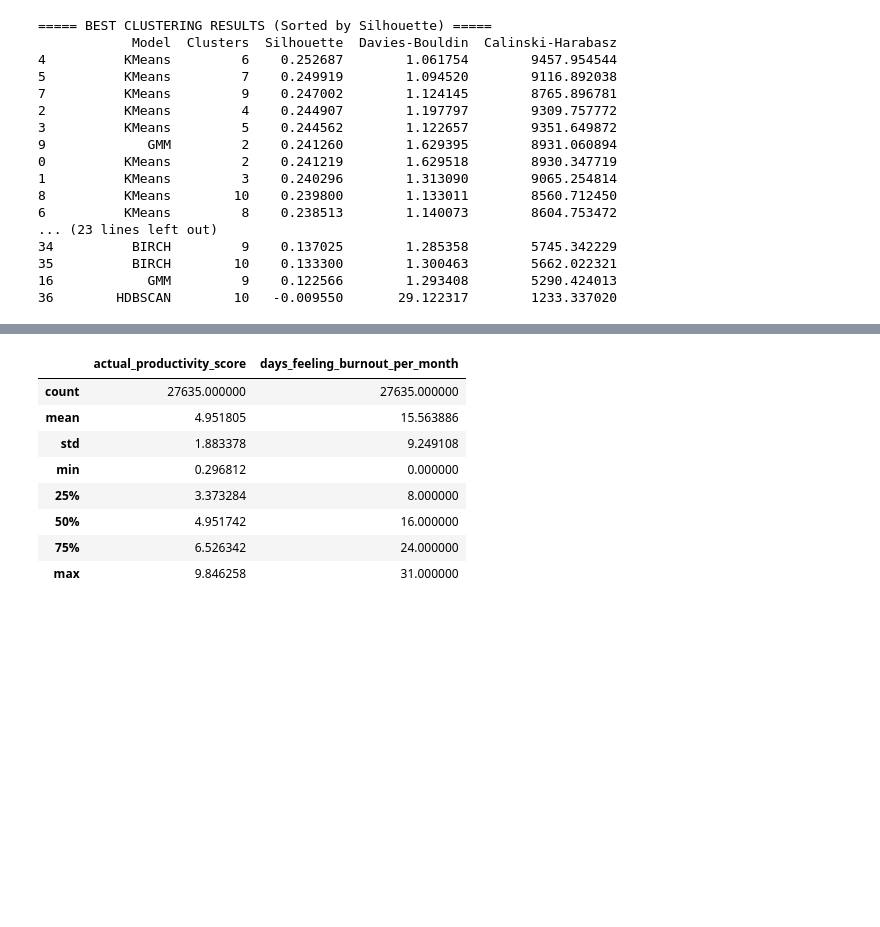
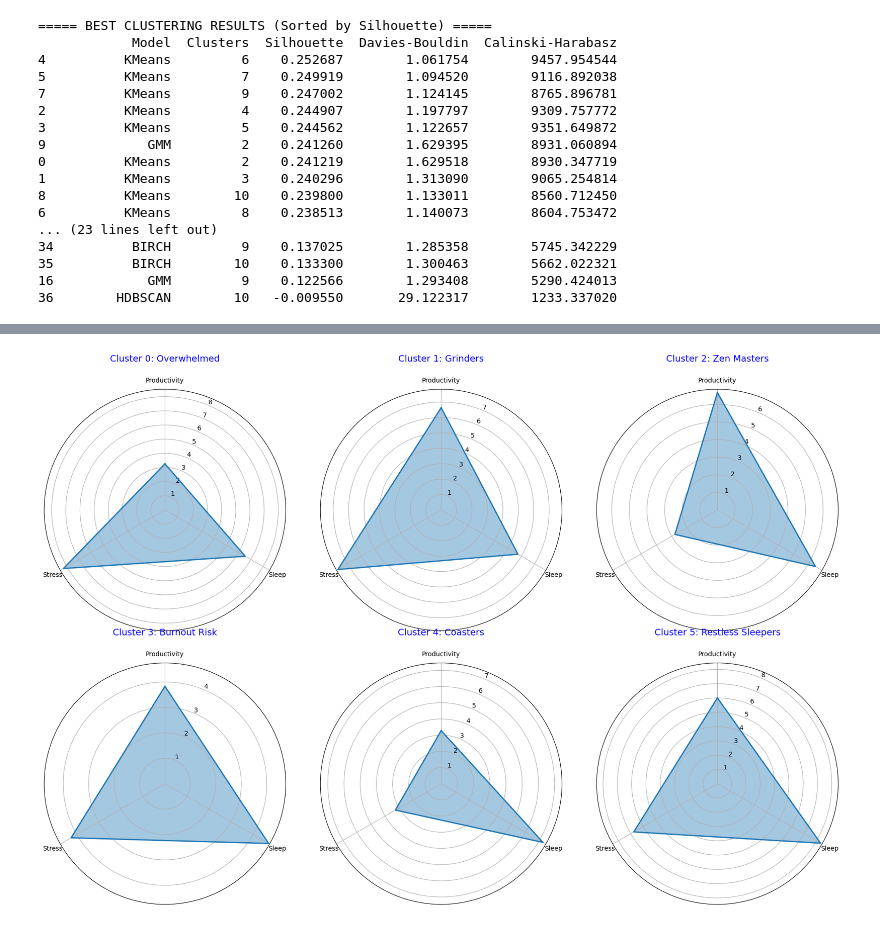
Before and after one commit to X4201/fyp_Degree, a Jupyter notebook: fyp - Productivity Score Prediction.ipynb, the cells around one changed output, grey strips where cells are left out. Drawn from its saved outputs; the diff is of its cells as text; code cells hidden in the pictures; blank space fills up the shorter version.

```diff
--- a/fyp - Productivity Score Prediction.ipynb
+++ b/fyp - Productivity Score Prediction.ipynb
@@ -909,12 +970,72 @@ cluster_centers_df
 # %%
-df_cluster.describe()
+import matplotlib.pyplot as plt
+import seaborn as sns
+import numpy as np
+import plotly.express as px
+from sklearn.decomposition import PCA
+
+# --- 1. INDIVIDUAL RADAR CHARTS ---
+# (Keeping your existing logic, ensuring labels are clean)
+labels = ['Productivity', 'Sleep', 'Stress']
+num_vars = len(labels)
+angles = np.linspace(0, 2 * np.pi, num_vars, endpoint=False).tolist()
+angles += angles[:1]
+
+fig, axes = plt.subplots(2, 3, figsize=(18, 12), subplot_kw=dict(polar=True))
+axes = axes.flatten()
+
+for i in range(6):
+    # Use cluster_profiles summary we created earlier
+    values = cluster_profiles.loc[i].values.flatten().tolist()
+    values += values[:1]
+
+    axes[i].plot(angles, values, linewidth=2, linestyle='solid')
+    axes[i].fill(angles, values, alpha=0.4)
+    axes[i].set_theta_offset(np.pi / 2)
+    axes[i].set_theta_direction(-1)
+    axes[i].set_thetagrids(np.degrees(angles[:-1]), labels)
+    axes[i].set_title(f"Cluster {i}: {cluster_names[i]}", size=14, color='blue', y=1.1)
+
+plt.tight_layout()
+plt.show()
+
+# --- 2. 3D PCA VISUALIZATION (Fixed Error) ---
+from mpl_toolkits.mplot3d import Axes3D
+
+# 1. Calculate PCA
+pca_3d = PCA(n_components=3)
+components_3d = pca_3d.fit_transform(X) # Ensure X is your scaled data
+
+# 2. Create Static 3D Plot
+fig = plt.figure(figsize=(18, 12))
+ax = fig.add_subplot(111, projection='3d')
+
+# Color mapping
+scatter = ax.scatter(components_3d[:, 0], components_3d[:, 1], components_3d[:, 2],
+                     c=df['Cluster'].astype(int), cmap='viridis', s=40, alpha=0.6)
+
+# Labels
+ax.set_xlabel('PC1: Productivity/Stress')
+ax.set_ylabel('PC2: Sleep')
+ax.set_zlabel('PC3: Variance')
+ax.set_title('3D PCA Projection (Static)')
+
+# Add a legend
+legend1 = ax.legend(*scatter.legend_elements(), title="Clusters")
+ax.add_artist(legend1)
+
+plt.show()
+
+# --- 3. BOXPLOTS ---
+fig, axes = plt.subplots(1, 3, figsize=(20, 6))
+features = ['actual_productivity_score', 'sleep_hours', 'stress_level']
+
+for i, feature in enumerate(features):
+    sns.boxplot(x='StudentType', y=feature, data=df, ax=axes[i], palette='Set2')
+    axes[i].set_title(f'{feature.replace("_", " ").title()} by Cluster')
+    axes[i].tick_params(axis='x', rotation=45)
+
+plt.tight_layout()
+plt.show()
 # %% [output]
-|  | actual_productivity_score | days_feeling_burnout_per_month |
-| count | 27635.000000 | 27635.000000 |
-| mean | 4.951805 | 15.563886 |
-| std | 1.883378 | 9.249108 |
-| min | 0.296812 | 0.000000 |
-| 25% | 3.373284 | 8.000000 |
-| 50% | 4.951742 | 16.000000 |
-| 75% | 6.526342 | 24.000000 |
-| max | 9.846258 | 31.000000 |
+[figure, added]
```
Also changed, not shown: parts of 15 cells of this notebook, 2 other files.
